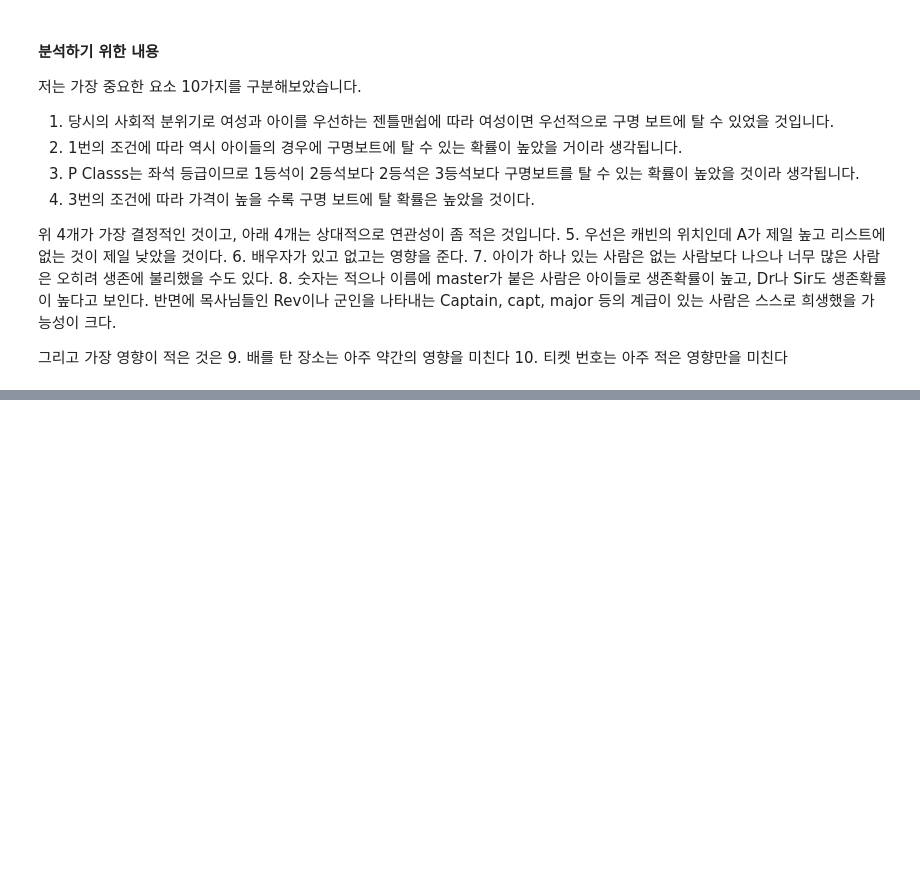
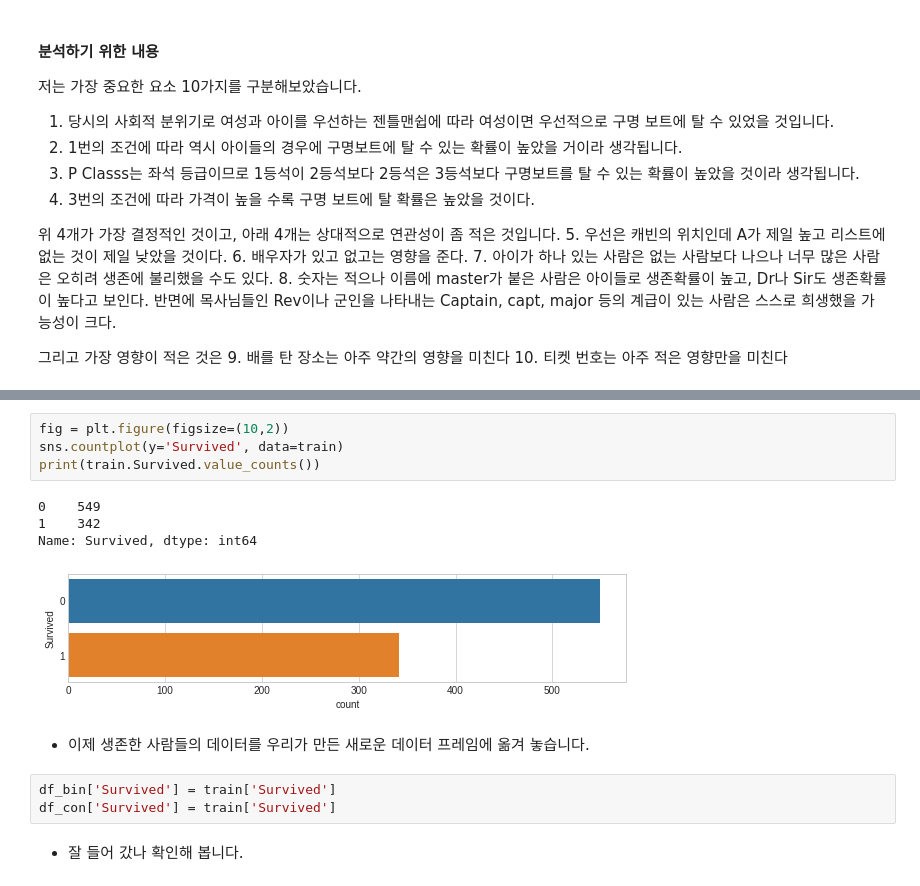
Before and after one commit to joshuajhchoi/ai2learn, a Jupyter notebook: 파이썬_처음하는_분들을_위한_8시간_만에_이해하는_머신_러닝_기초_수업_(10)_Kaggle_Titanic_입문하기.ipynb, the cells around one changed output, grey strips where cells are left out. Cells and saved outputs as stored; diff of their text form; blank space fills up the shorter version.

```diff
--- a/파이썬_처음하는_분들을_위한_8시간_만에_이해하는_머신_러닝_기초_수업_(10)_Kaggle_Titanic_입문하기.ipynb
+++ b/파이썬_처음하는_분들을_위한_8시간_만에_이해하는_머신_러닝_기초_수업_(10)_Kaggle_Titanic_입문하기.ipynb
@@ -84,0 +281,16 @@ train 파일을 보겠습니다.
+# %%
+fig = plt.figure(figsize=(10,2))
+sns.countplot(y='Survived', data=train)
+print(train.Survived.value_counts())
+# %% [output]
+0    549
+1    342
+Name: Survived, dtype: int64
+[figure, added]
+# %% [markdown]
+* 이제 생존한 사람들의 데이터를 우리가 만든 새로운 데이터 프레임에 옮겨 놓습니다.
+# %%
+df_bin['Survived'] = train['Survived']
+df_con['Survived'] = train['Survived']
+# %% [markdown]
+* 잘 들어 갔나 확인해 봅니다.
```
Also changed, not shown: parts of 60 cells of this notebook.
